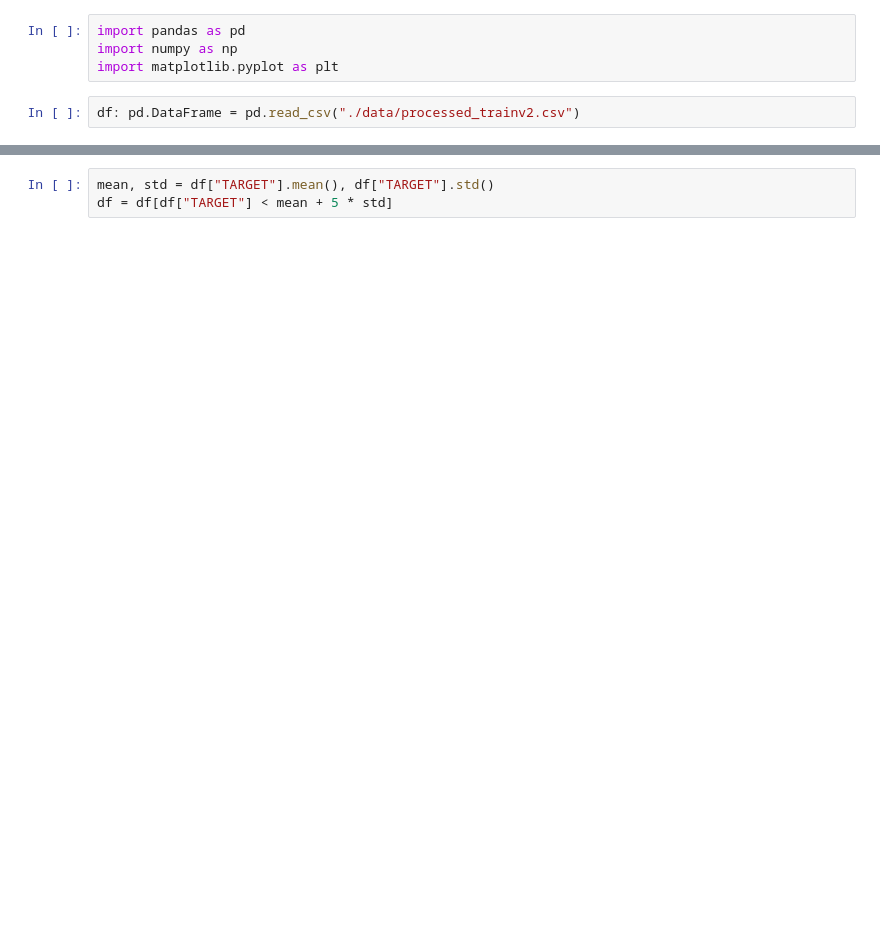
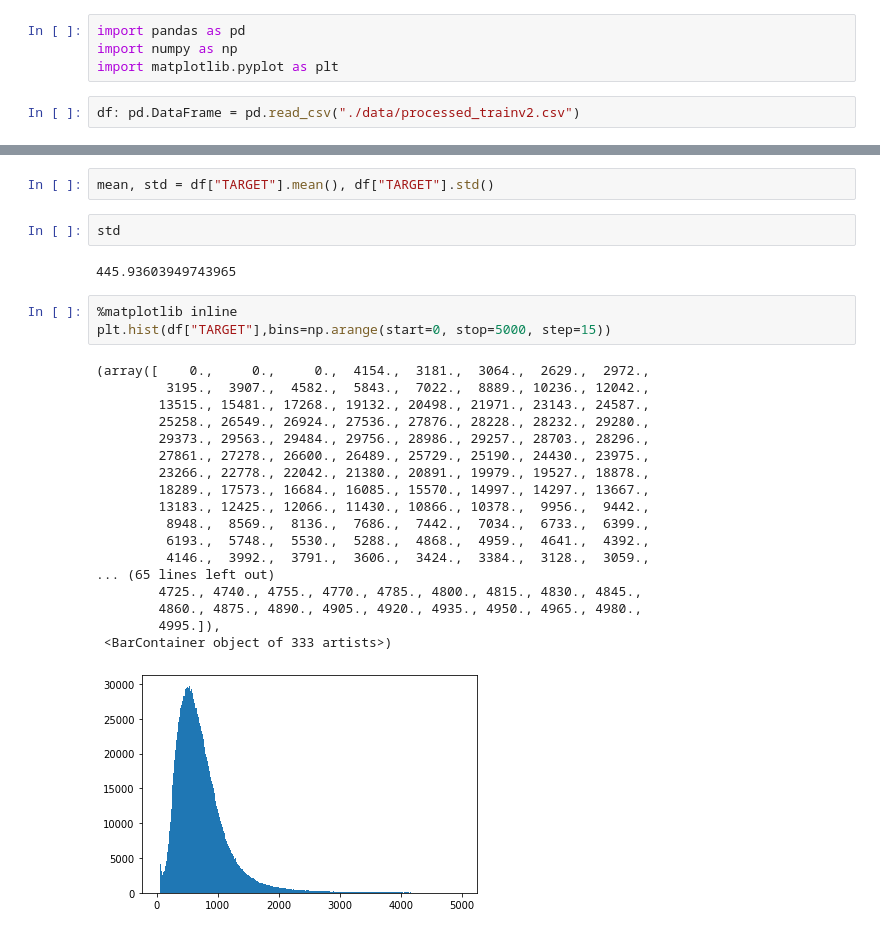
Before and after one commit to benjxia/CSE-151B-KAGGLE, a Jupyter notebook: analysis.ipynb, the cells around one changed output, grey strips where cells are left out. Drawn from its saved outputs; the diff is of its cells as text; blank space fills up the shorter version.

```diff
--- a/analysis.ipynb
+++ b/analysis.ipynb
@@ -16,6 +17,31 @@ df.head()
 # %%
 mean, std = df["TARGET"].mean(), df["TARGET"].std()
-df = df[df["TARGET"] < mean + 5 * std]
+# %%
+std
+# %% [output]
+445.93603949743965
+# %%
+%matplotlib inline
+plt.hist(df["TARGET"],bins=np.arange(start=0, stop=5000, step=15))
+# %% [output]
+(array([    0.,     0.,     0.,  4154.,  3181.,  3064.,  2629.,  2972.,
+         3195.,  3907.,  4582.,  5843.,  7022.,  8889., 10236., 12042.,
+        13515., 15481., 17268., 19132., 20498., 21971., 23143., 24587.,
+        25258., 26549., 26924., 27536., 27876., 28228., 28232., 29280.,
+        29373., 29563., 29484., 29756., 28986., 29257., 28703., 28296.,
+        27861., 27278., 26600., 26489., 25729., 25190., 24430., 23975.,
+        23266., 22778., 22042., 21380., 20891., 19979., 19527., 18878.,
+        18289., 17573., 16684., 16085., 15570., 14997., 14297., 13667.,
+        13183., 12425., 12066., 11430., 10866., 10378.,  9956.,  9442.,
+         8948.,  8569.,  8136.,  7686.,  7442.,  7034.,  6733.,  6399.,
+         6193.,  5748.,  5530.,  5288.,  4868.,  4959.,  4641.,  4392.,
+         4146.,  3992.,  3791.,  3606.,  3424.,  3384.,  3128.,  3059.,
+... (65 lines left out)
+        4725., 4740., 4755., 4770., 4785., 4800., 4815., 4830., 4845.,
+        4860., 4875., 4890., 4905., 4920., 4935., 4950., 4965., 4980.,
+        4995.]),
+ <BarContainer object of 333 artists>)
+[figure, added]
 # %%
 %matplotlib inline
 buckets = (int(mean + 5 * std) // 15)
```
Also changed, not shown: parts of 6 cells of this notebook, 6 other files.
